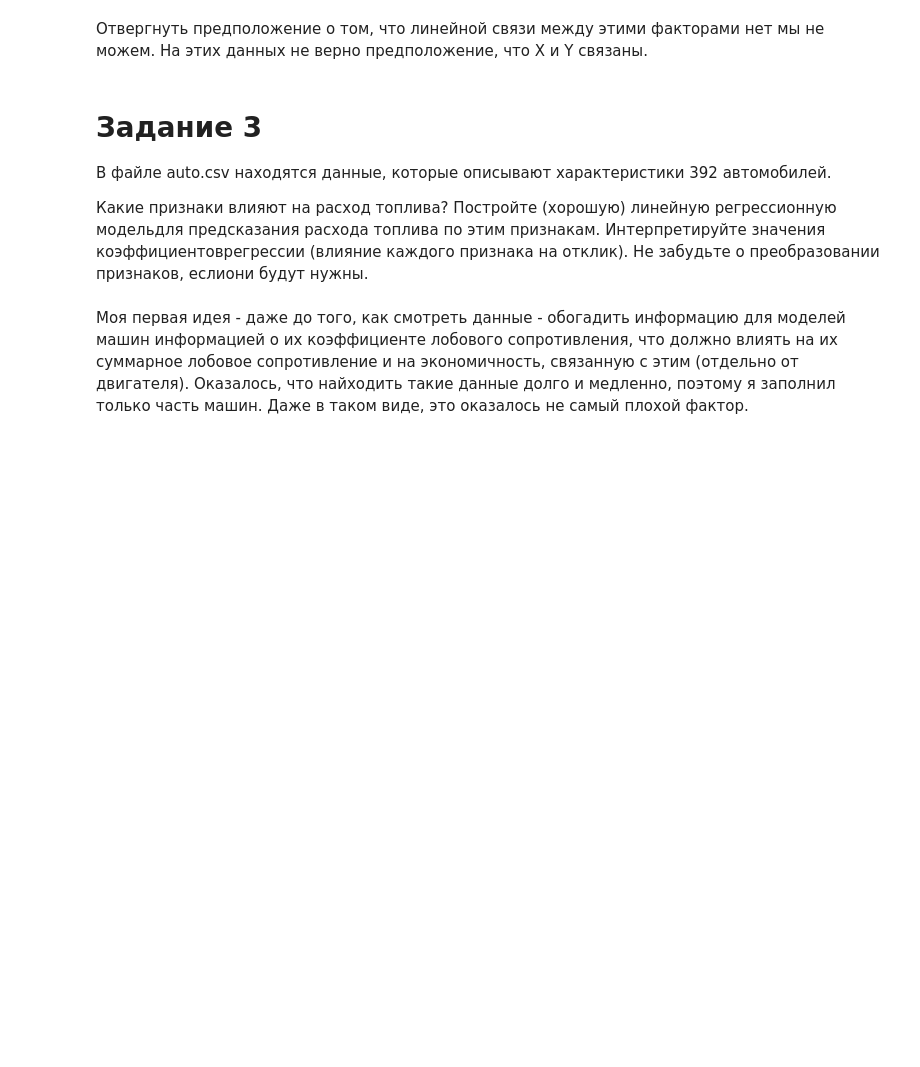
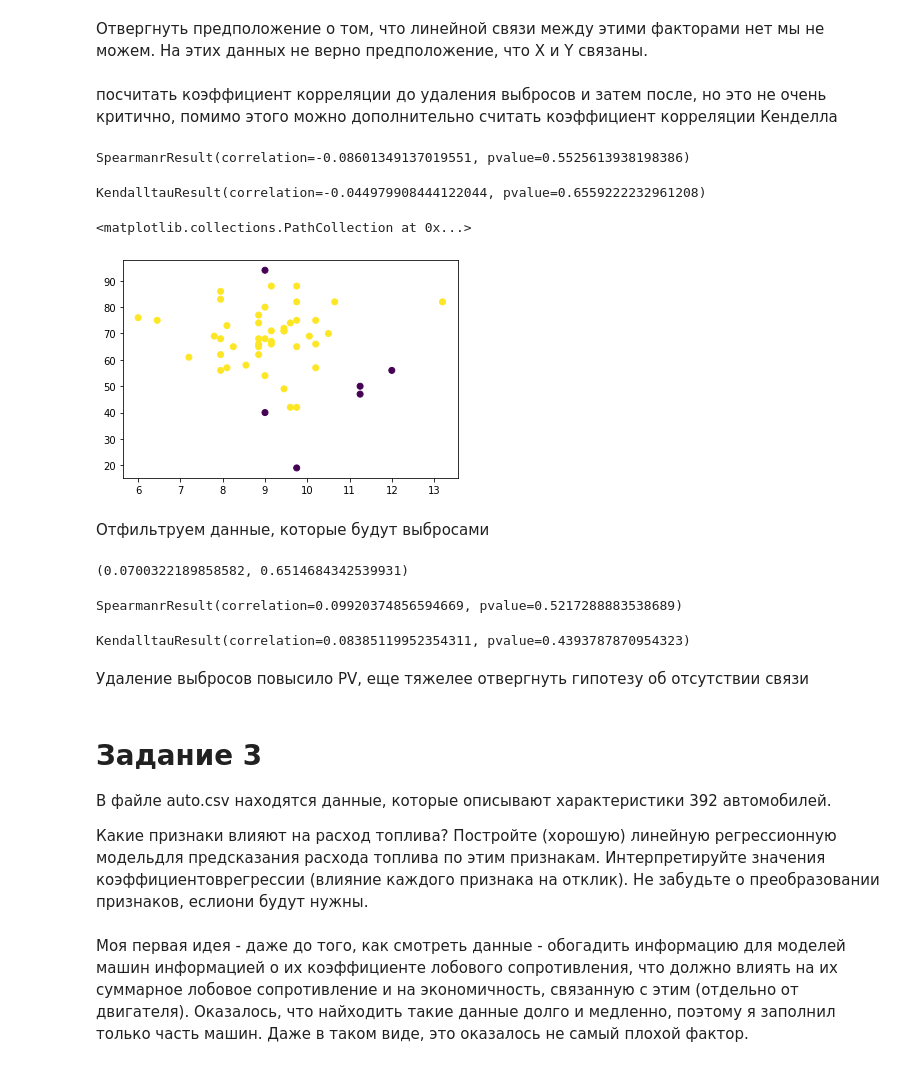
Before and after one commit to ksetdekov/HSE_DS, a Jupyter notebook: 03 Math/Stat hw4/hw4.ipynb, the cells around one changed output. Cells and saved outputs as stored; diff of their text form; code cells hidden in the pictures; blank space fills up the shorter version.

```diff
--- a/03 Math/Stat hw4/hw4.ipynb
+++ b/03 Math/Stat hw4/hw4.ipynb
@@ -67,2 +67,12 @@ stats.pearsonr(lines.X, lines.Y)
 # %% [markdown]
 Отвергнуть предположение о том, что линейной связи между этими факторами нет мы не можем. На этих данных не верно предположение, что X и Y связаны.
+# %% [markdown]
+посчитать коэффициент корреляции до удаления выбросов и затем после, но это не очень критично, помимо этого можно дополнительно считать коэффициент корреляции Кенделла
+# %%
+stats.spearmanr(lines.X, lines.Y)
+# %% [output]
+SpearmanrResult(correlation=-0.08601349137019551, pvalue=0.5525613938198386)
+# %%
+stats.kendalltau(stats.rankdata(lines.X), stats.rankdata(lines.Y))
+# %% [output]
+KendalltauResult(correlation=-0.044979908444122044, pvalue=0.6559222232961208)
@@ -69,3 +81,29 @@ stats.pearsonr(lines.X, lines.Y)
+# %%
+ad = OneClassSVM(nu=0.05, kernel='rbf')
+
+y_pred = ad.fit_predict(lines)
+# %%
+plt.scatter(lines.X, lines.Y,  c=y_pred)
+# %% [output]
+<matplotlib.collections.PathCollection at 0x...>
+[figure, added]
+# %% [markdown]
+Отфильтруем данные, которые будут выбросами
+# %%
+lines_short = lines[y_pred == 1]
+stats.pearsonr(lines_short.X, lines_short.Y)
+# %% [output]
+(0.0700322189858582, 0.6514684342539931)
+# %%
+stats.spearmanr(lines_short.X, lines_short.Y)
+# %% [output]
+SpearmanrResult(correlation=0.09920374856594669, pvalue=0.5217288883538689)
+# %%
+stats.kendalltau(stats.rankdata(lines_short.X), stats.rankdata(lines_short.Y))
+# %% [output]
+KendalltauResult(correlation=0.08385119952354311, pvalue=0.4393787870954323)
+# %% [markdown]
+Удаление выбросов повысило PV, еще тяжелее отвергнуть гипотезу об отсутствии связи
 # %% [markdown]
 # Задание 3
 В файле auto.csv находятся данные, которые описывают характеристики 392 автомобилей.
```
Also changed, not shown: parts of 2 cells of this notebook.
